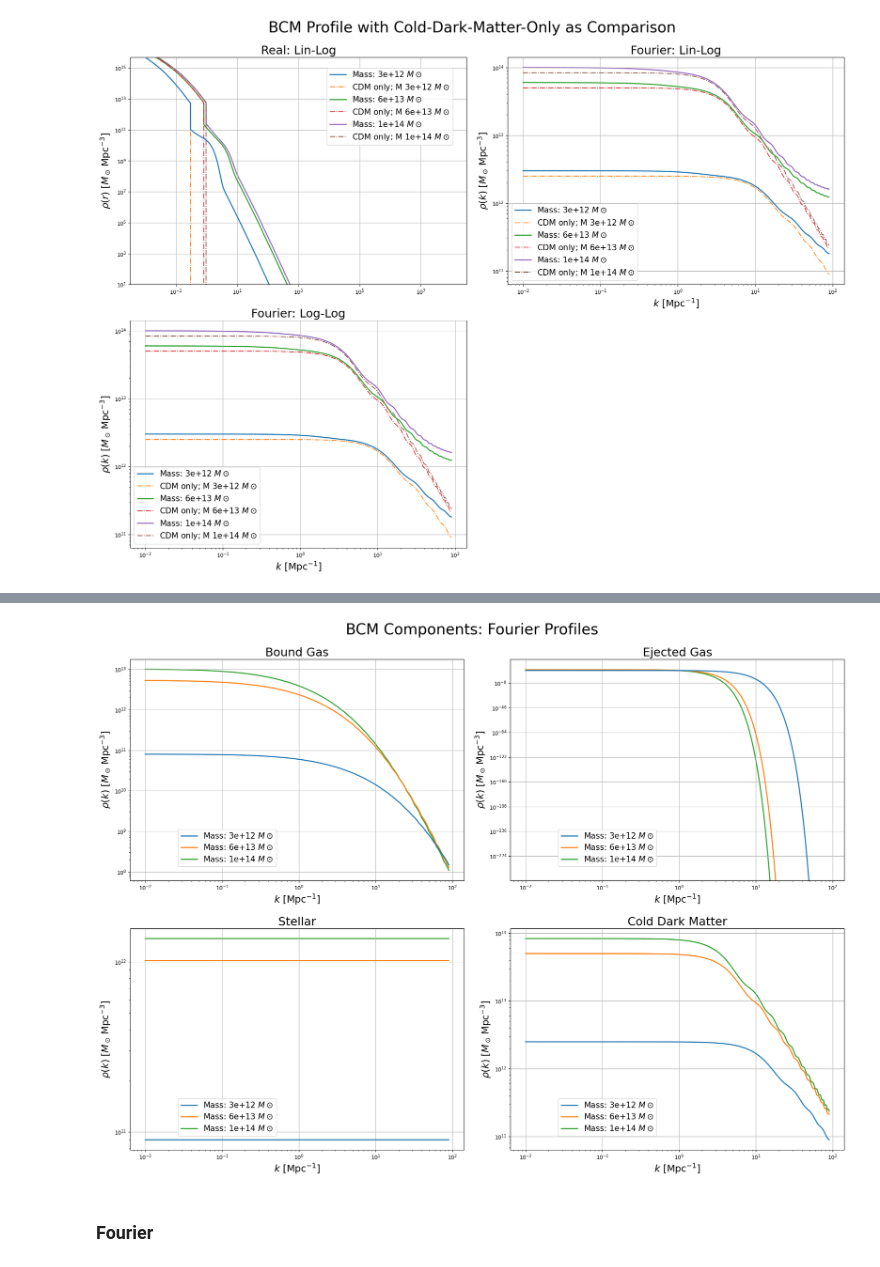
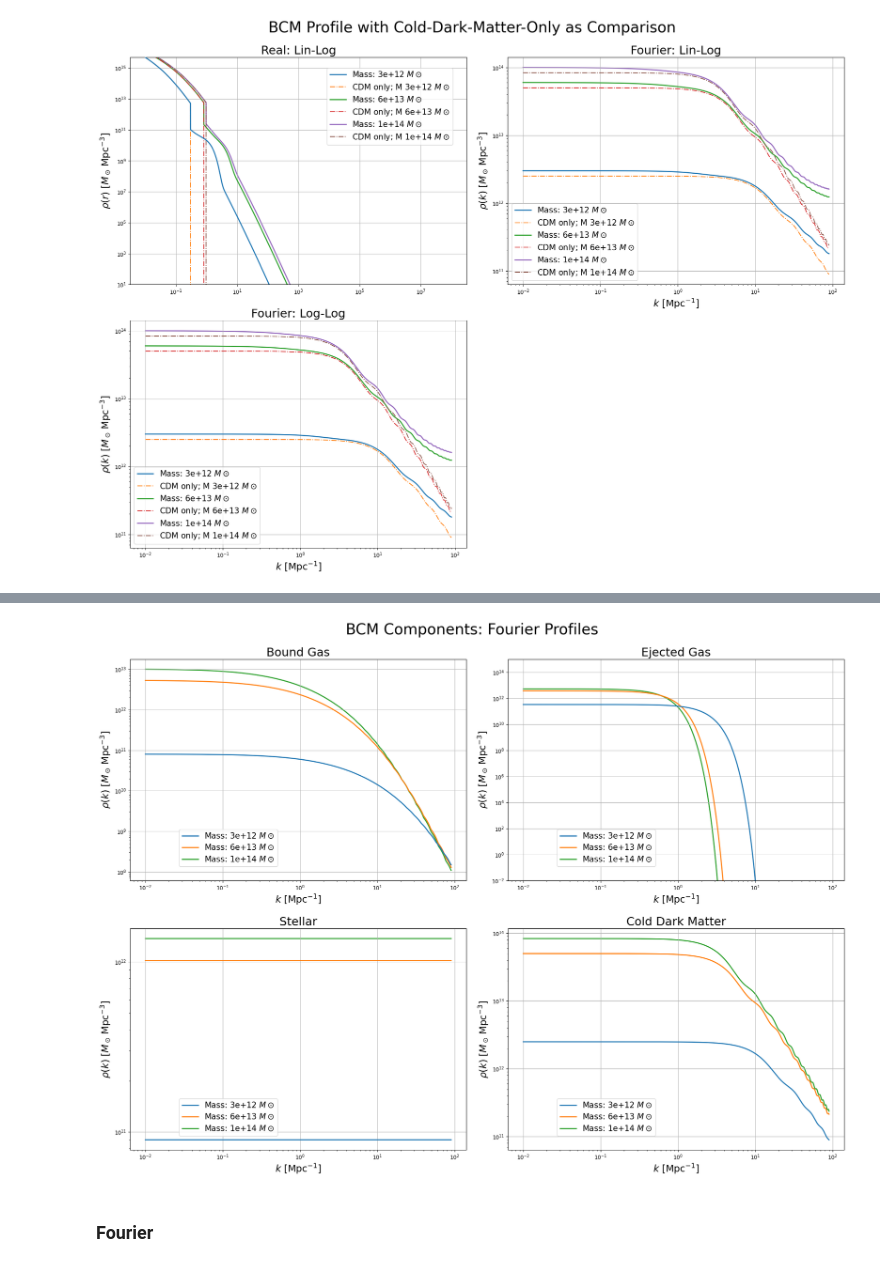
Before and after one commit to Catherine-Lambe/Oxford-Internship-Practices, a Jupyter notebook: symposium presentation/Symposium plots.ipynb, the cells around one changed output, grey strips where cells are left out. Cells and saved outputs as stored; diff of their text form; code cells hidden in the pictures.

```diff
--- a/symposium presentation/Symposium plots.ipynb
+++ b/symposium presentation/Symposium plots.ipynb
@@ -375,6 +375,7 @@ for j, prof in enumerate(bcm_ej_fourier):
     ax[0,1].set_xscale('log')
     ax[0,1].set_yscale('log')
     ax[0,1].grid(True)
+    ax[0,1].set_ylim(1E-2, 1E15)
     ax[0,1].legend(loc='best', bbox_to_anchor=(0.45,0.4), fontsize=15)
     ax[0,1].set_ylabel(r'$\rho(k)\, \,[M_\odot\,{\rm Mpc}^{-3}]$', fontsize=18)
     ax[0,1].set_xlabel(r'$k\, \,[{\rm Mpc^{-1}}]$', fontsize=18);
@@ -426,35 +427,36 @@ for j, prof in enumerate(bcm_ej_fourier):
     ax[0,1].set_xscale('log')
     ax[0,1].set_yscale('log')
     ax[0,1].grid(True)
+    ax[0,1].set_ylim(1E-2, 1E15)
     ax[0,1].legend(loc='best', bbox_to_anchor=(0.45,0.25), fontsize=15)
     ax[0,1].set_ylabel(r'$\rho(k)\, \,[M_\odot\,{\rm Mpc}^{-3}]$', fontsize=18)
     ax[0,1].set_xlabel(r'$k\, \,[{\rm Mpc^{-1}}]$', fontsize=18);
     ax[0,1].set_title('Ejected Gas', fontsize=22);
 
 for j, prof in enumerate(bcm_stel_fourier):
     ax[1,0].plot(trial_k, prof, label=f'Mass: {trial_M[j]:.1g} $M \\odot$', zorder=len(trial_M)-j, linewidth=2)
     ax[1,0].set_xscale('log')
     ax[1,0].set_yscale('log')
     ax[1,0].grid(True)
     ax[1,0].legend(loc='best', bbox_to_anchor=(0.45,0.25), fontsize=15)
     ax[1,0].set_ylabel(r'$\rho(k)\, \,[M_\odot\,{\rm Mpc}^{-3}]$', fontsize=18)
     ax[1,0].set_xlabel(r'$k\, \,[{\rm Mpc^{-1}}]$', fontsize=18);
     ax[1,0].set_title('Stellar', fontsize=22);
 
 for j, prof in enumerate(bcm_cdm_fourier):
     ax[1,1].plot(trial_k, prof, label=f'Mass: {trial_M[j]:.1g} $M \\odot$', zorder=len(trial_M)-j, linewidth=2)
     ax[1,1].set_xscale('log')
     ax[1,1].set_yscale('log')
     ax[1,1].grid(True)
     ax[1,1].legend(loc='best', bbox_to_anchor=(0.45,0.25), fontsize=15)
     ax[1,1].set_ylabel(r'$\rho(k)\, \,[M_\odot\,{\rm Mpc}^{-3}]$', fontsize=18)
     ax[1,1].set_xlabel(r'$k\, \,[{\rm Mpc^{-1}}]$', fontsize=18);
     ax[1,1].set_title('Cold Dark Matter', fontsize=22);
 
 fig.tight_layout(pad=2)
 #fig.savefig('bcm_components_fourier.pdf', dpi=800);
 # %% [output]
-[figure, old version]
+[figure, new version]
 # %% [markdown]
 ### Fourier
 # %%
```
Also changed, not shown: parts of 1 cell of this notebook, 2 other files.
